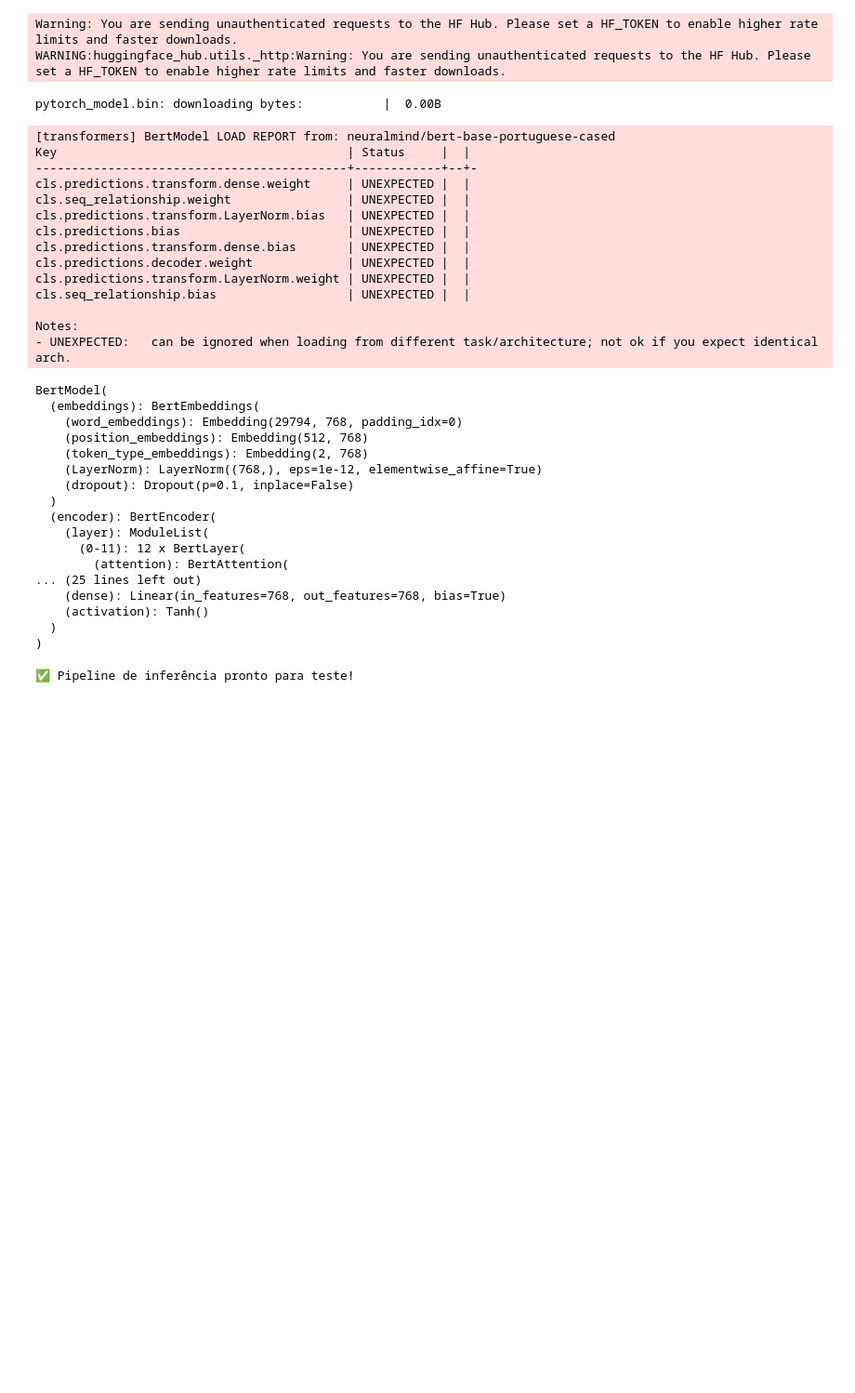
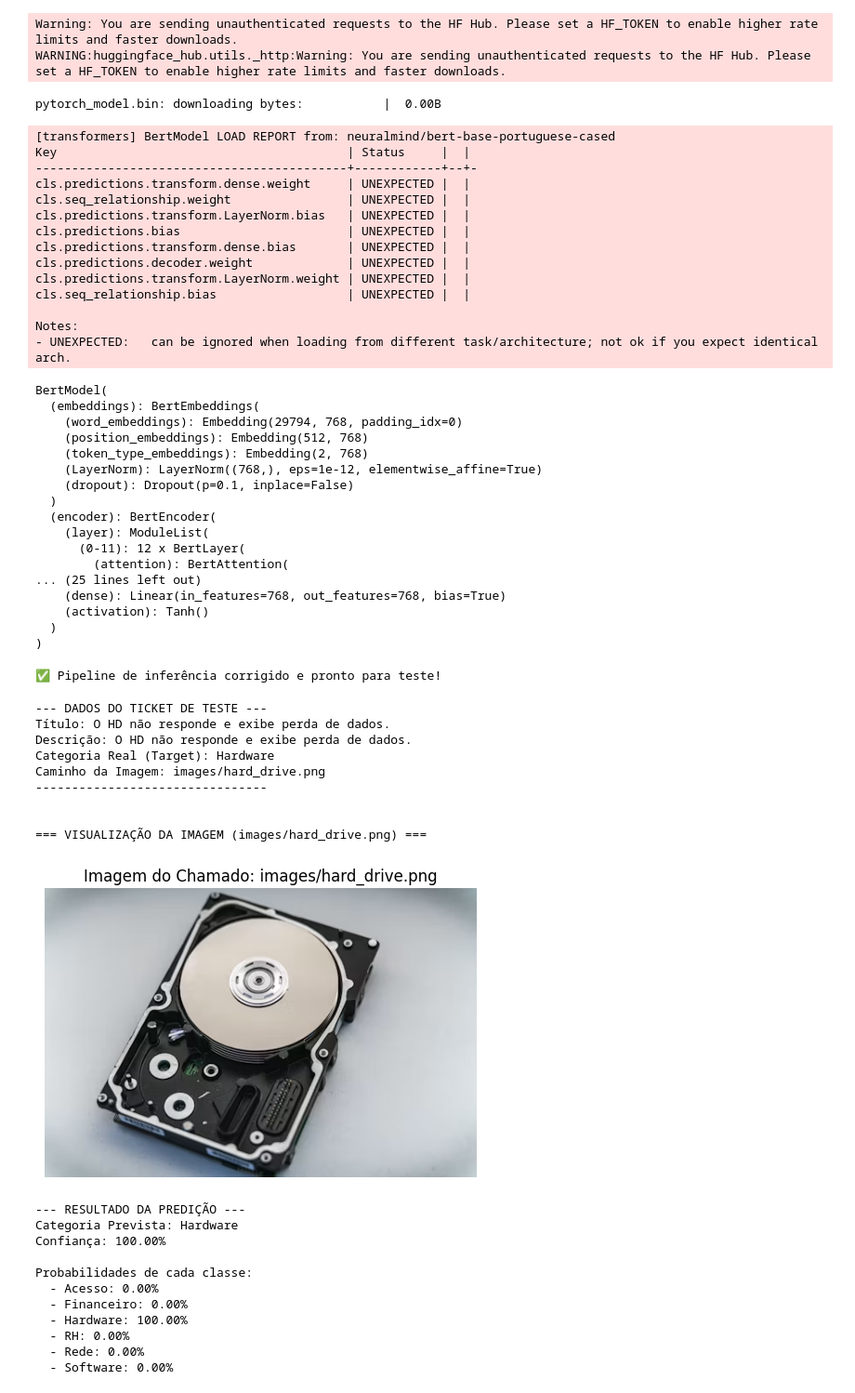
Before and after one commit to RCalvoso/grupo4_projeto_integrador_2, a Jupyter notebook: 07_Pipeline_Final.ipynb, the cells around one changed output. Shown at 93% size. Saved outputs shown, nothing was run; the diff lists cells and outputs as text; code cells hidden in the pictures; blank space fills up the shorter version.

```diff
--- a/07_Pipeline_Final.ipynb
+++ b/07_Pipeline_Final.ipynb
@@ -90,11 +90,11 @@ BertModel(
   )
 )
 # %%
-
 # 2. Pipeline de Inferência Fim-a-Fim
 def predict_ticket_category(ticket_data):
     # A. Tabular
-    df_single = pd.DataFrame([ticket_data[feature_cols]])
+    # Convertemos o dicionário completo em DataFrame e filtramos as colunas desejadas
+    df_single = pd.DataFrame([ticket_data])[feature_cols]
     tab_feat = preprocessor.transform(df_single)
 
     # B. Texto (BERTimbau)
@@ -132,6 +132,68 @@ def predict_ticket_category(ticket_data):
         'probabilidades': {classes[i]: float(probs[i]) for i in range(len(classes))}
     }
 
-print("✅ Pipeline de inferência pronto para teste!")
+print("✅ Pipeline de inferência corrigido e pronto para teste!")
 # %% [output]
-✅ Pipeline de inferência pronto para teste!
+✅ Pipeline de inferência corrigido e pronto para teste!
+# %%
+# Escolher um exemplo aleatório do conjunto de dados para testar
+exemplo_index = 240
+ticket_exemplo = train_df.iloc[exemplo_index].to_dict()
+
+# Exibir dados reais de entrada
+print("--- DADOS DO TICKET DE TESTE ---")
+print(f"Título: {ticket_exemplo.get('title')}")
+print(f"Descrição: {ticket_exemplo.get('description')}")
+print(f"Categoria Real (Target): {ticket_exemplo.get('target_category')}")
+print(f"Caminho da Imagem: {ticket_exemplo.get('image_path')}")
+print("--------------------------------\n")
+# 2. Carregar e mostrar a imagem do chamado
+img_relative_path = ticket_exemplo.get('image_path', '')
+# Construindo o caminho completo usando o diretório do dataset no Drive
+img_full_path = os.path.join(dir_path, img_relative_path)
+
+print(f"\n=== VISUALIZAÇÃO DA IMAGEM ({img_relative_path}) ===")
+if os.path.exists(img_full_path):
+    try:
+        img = Image.open(img_full_path)
+        plt.figure(figsize=(6, 6))
+        plt.imshow(img)
+        plt.title(f"Imagem do Chamado: {img_relative_path}")
+        plt.axis('off')
+        plt.show()
+    except Exception as e:
+        print(f"Erro ao carregar a imagem: {e}")
+else:
+    print(f"Aviso: O arquivo de imagem não foi encontrado no caminho: {img_full_path}")
+# Executar a inferência
+resultado = predict_ticket_category(ticket_exemplo)
+
+# Exibir resultado da predição
+print("--- RESULTADO DA PREDIÇÃO ---")
+print(f"Categoria Prevista: {resultado['categoria_prevista']}")
+print(f"Confiança: {resultado['confianca']:.2%}")
+print("\nProbabilidades de cada classe:")
+for classe, prob in resultado['probabilidades'].items():
+    print(f"  - {classe}: {prob:.2%}")
+# %% [output]
+--- DADOS DO TICKET DE TESTE ---
+Título: O HD não responde e exibe perda de dados.
+Descrição: O HD não responde e exibe perda de dados.
+Categoria Real (Target): Hardware
+Caminho da Imagem: images/hard_drive.png
+--------------------------------
+
+
+=== VISUALIZAÇÃO DA IMAGEM (images/hard_drive.png) ===
+[figure, added]
+--- RESULTADO DA PREDIÇÃO ---
+Categoria Prevista: Hardware
+Confiança: 100.00%
+
+Probabilidades de cada classe:
+  - Acesso: 0.00%
+  - Financeiro: 0.00%
+  - Hardware: 100.00%
+  - RH: 0.00%
+  - Rede: 0.00%
+  - Software: 0.00%
```
Also changed, not shown: parts of 1 cell of this notebook.
